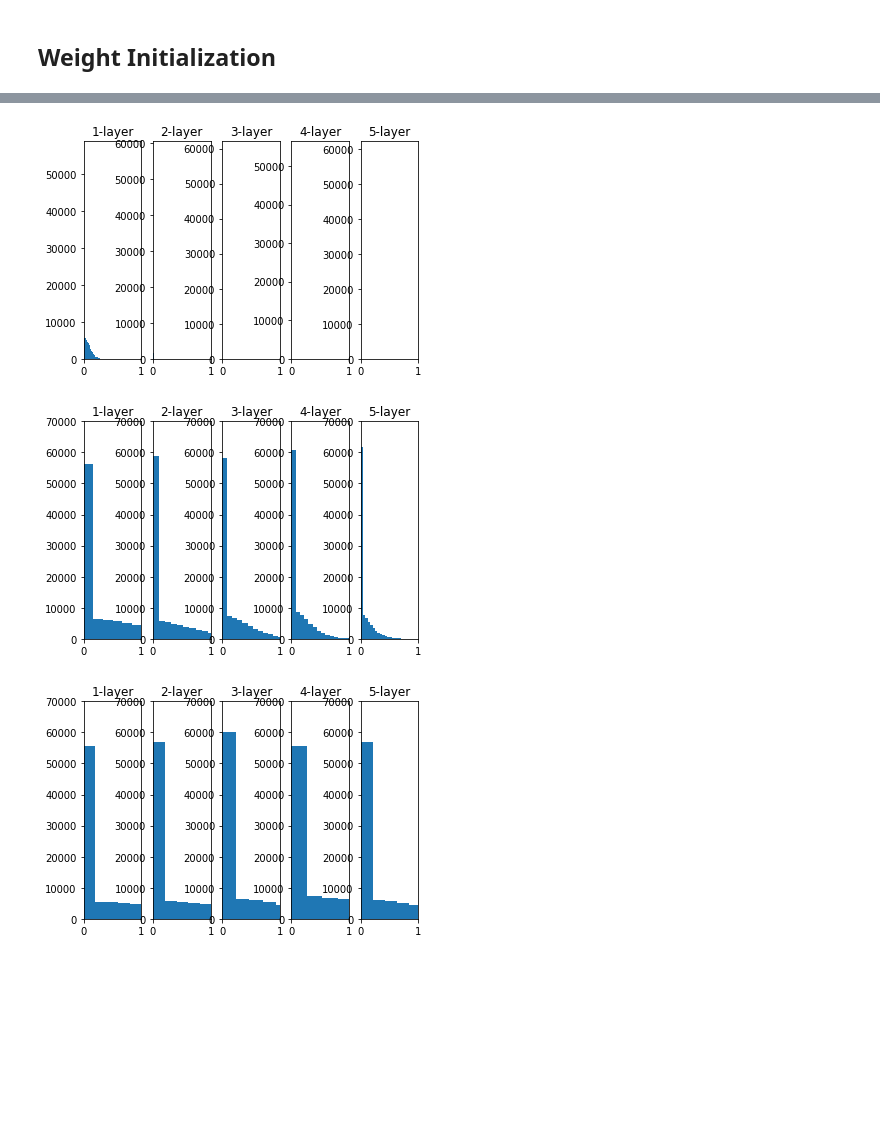
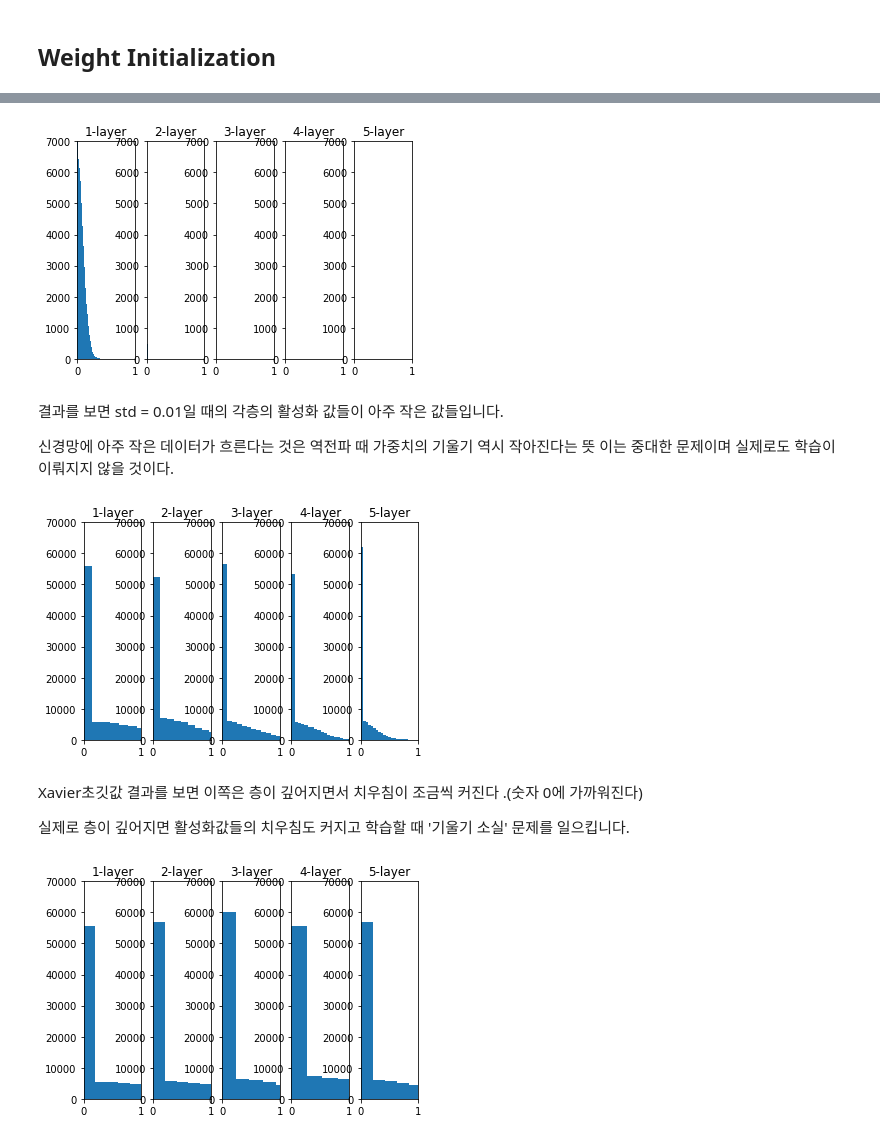
Before and after one commit to bernard-choi/CS231n, a Jupyter notebook: Chapter6_Training_NN_1/Training_NN_1.ipynb, the cells around one changed output, grey strips where cells are left out. Drawn from its saved outputs; the diff is of its cells as text; code cells hidden in the pictures; blank space fills up the shorter version.

```diff
--- a/Chapter6_Training_NN_1/Training_NN_1.ipynb
+++ b/Chapter6_Training_NN_1/Training_NN_1.ipynb
@@ -247,30 +378,33 @@ plt.show()
 # %%
 activations = {}
 x = input_data
 for i in range(hidden_layer_size):
     if i != 0:
         x = activations[i-1]
 
     #variation  of initializers
     w = np.random.randn(node_num, node_num) *0.01 # 가중치의 표준편차 1
     a = np.dot(x,w)
 
     #variation of activation functions
     z = ReLU(a)
 
     activations[i] = z
 
 for i, a in activations.items():
     plt.subplot(1, len(activations), i+1)
     plt.title(str(i+1) + '-layer')
     plt.hist(a.flatten(), 30)
     plt.xlim(0,1)
+    plt.ylim(0,7000)
 plt.show()
-
-## 결과를 보면 std = 0.01일 때의 각층의 활성화 값들이 아주 작은 값들입니다. 신경망에 아주 작은 데이터가 흐른다는 것은 역전파 때 가중치의 기울기 역시 작아진다는 뜻
-## 이는 중대한 문제이며 실제로도 학습이 이뤄지지 않을 것이다.
 # %% [output]
-[figure, old version]
+[figure, new version]
+# %% [markdown]
+결과를 보면 std = 0.01일 때의 각층의 활성화 값들이 아주 작은 값들입니다.
+
+신경망에 아주 작은 데이터가 흐른다는 것은 역전파 때 가중치의 기울기 역시 작아진다는 뜻
+이는 중대한 문제이며 실제로도 학습이 이뤄지지 않을 것이다.
 # %%
 activations = {}
 x = input_data
@@ -294,9 +428,12 @@ for i, a in activations.items():
     plt.ylim(0,70000)
     plt.xlim(0,1)
 plt.show()
-## Xavier초깃값 결과를 보면 이쪽은 층이 깊어지면서 치우침이 조금씩 커진다. 실제로 층이 깊어지면 활성화값들의 치우침도 커지고 학습할 때 '기울기 소실' 문제를 일으킵니다.
 # %% [output]
-[figure, old version]
+[figure, new version]
+# %% [markdown]
+Xavier초깃값 결과를 보면 이쪽은 층이 깊어지면서 치우침이 조금씩 커진다 .(숫자 0에 가까워진다)
+
+실제로 층이 깊어지면 활성화값들의 치우침도 커지고 학습할 때 '기울기 소실' 문제를 일으킵니다.
 # %%
 activations = {}
 x = input_data
```
Also changed, not shown: parts of 43 cells of this notebook, 20 other files.
